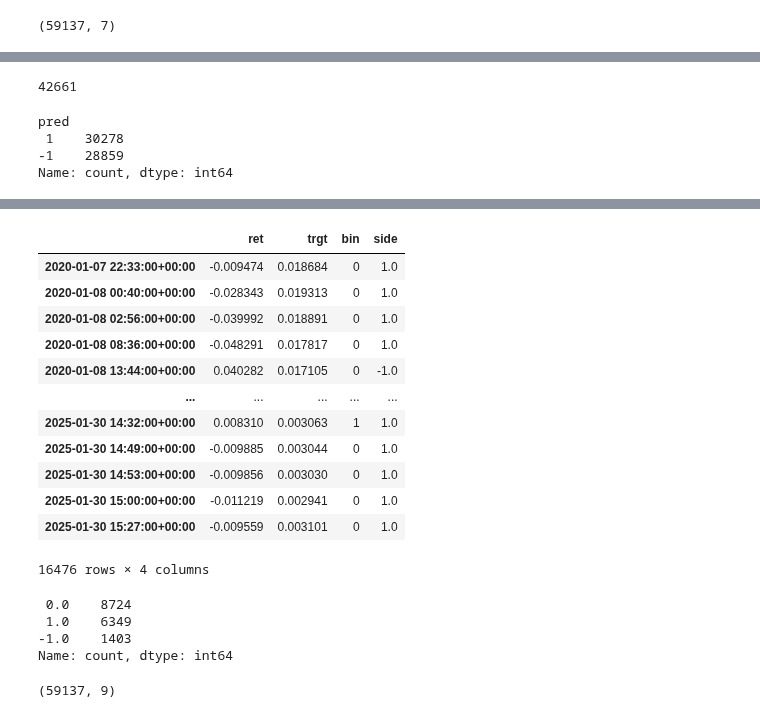
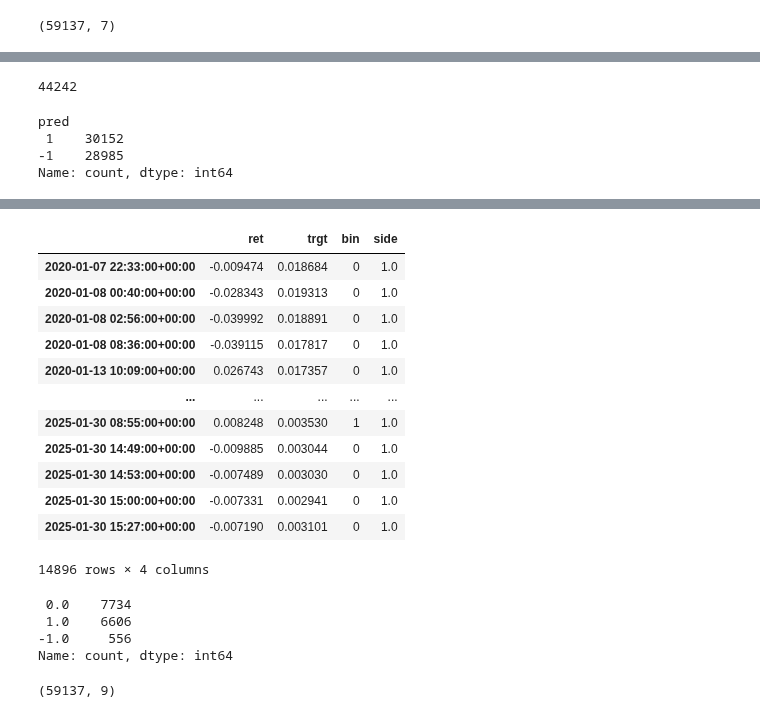
Before and after one commit to ArtiPyHeart/jesse-trade, a Jupyter notebook: label_grid.ipynb, the cells around one changed output, grey strips where cells are left out. Cells and saved outputs as stored; diff of their text form; code cells hidden in the pictures.

Commit message:
update side model

```diff
--- a/label_grid.ipynb
+++ b/label_grid.ipynb
@@ -507,12 +507,12 @@ side_model = lgb.Booster(model_file="custom_indicators/models/model_side.txt")
 side_model_pred = side_model.predict(df_features[SIDE_ALL])
 df_features["model_side_res"] = side_model_pred
 
-num_hours = 15
+num_hours = 14
 num_minutes = 0
-pt = 2.7
-sl = 2.7
-target_ret = 0.001
-z_score = 1
+pt = 2
+sl = 2
+target_ret = 0.002
+z_score = 1.1
 labeler = TripleBarrierLabelerRaw(
     trading_mid,
     num_hours=num_hours,
@@ -520,7 +520,7 @@ labeler = TripleBarrierLabelerRaw(
     z_score=z_score,
     verbose=True,
 )
-side_full_df = labeler.side_labels(pt=pt, sl=sl, target_ret=target_ret)
+side_full_df = labeler.side_labels(pt=2.7, sl=2.7, target_ret=target_ret)
 side_full_df = expand_labels(side_full_df, trading_mid, fill=0)
 side_labels = [side_pred_to_label(i) for i in side_model_pred]
 side_full_df["pred"] = [side_pred_to_label(i) for i in side_model_pred]
@@ -543,15 +543,20 @@ side_full_df
 # %%
 side_full_df["ret"].isna().sum()
 # %% [output]
-42661
+44242
 # %%
 side_full_df["pred"].value_counts()
 # %% [output]
 pred
- 1    30278
--1    28859
+ 1    30152
+-1    28985
 Name: count, dtype: int64
 # %%
-meta_labels = labeler.meta_labels(side_full_df, pt=pt, sl=sl, target_ret=target_ret)
+meta_labels = labeler.meta_labels(
+    side_full_df.drop(columns=["ret", "trgt", "bin"]),
+    pt=pt,
+    sl=sl,
+    target_ret=target_ret,
+)
 meta_labels
 # %% [output]
@@ -559,22 +564,22 @@ meta_labels
 |  | ret | trgt | bin | side |
 | 2020-01-07 22:33:00+00:00 | -0.009474 | 0.018684 | 0 | 1.0 |
 | 2020-01-08 00:40:00+00:00 | -0.028343 | 0.019313 | 0 | 1.0 |
 | 2020-01-08 02:56:00+00:00 | -0.039992 | 0.018891 | 0 | 1.0 |
-| 2020-01-08 08:36:00+00:00 | -0.048291 | 0.017817 | 0 | 1.0 |
-| 2020-01-08 13:44:00+00:00 | 0.040282 | 0.017105 | 0 | -1.0 |
+| 2020-01-08 08:36:00+00:00 | -0.039115 | 0.017817 | 0 | 1.0 |
+| 2020-01-13 10:09:00+00:00 | 0.026743 | 0.017357 | 0 | 1.0 |
 | ... | ... | ... | ... | ... |
-| 2025-01-30 14:32:00+00:00 | 0.008310 | 0.003063 | 1 | 1.0 |
+| 2025-01-30 08:55:00+00:00 | 0.008248 | 0.003530 | 1 | 1.0 |
 | 2025-01-30 14:49:00+00:00 | -0.009885 | 0.003044 | 0 | 1.0 |
-| 2025-01-30 14:53:00+00:00 | -0.009856 | 0.003030 | 0 | 1.0 |
-| 2025-01-30 15:00:00+00:00 | -0.011219 | 0.002941 | 0 | 1.0 |
-| 2025-01-30 15:27:00+00:00 | -0.009559 | 0.003101 | 0 | 1.0 |
+| 2025-01-30 14:53:00+00:00 | -0.007489 | 0.003030 | 0 | 1.0 |
+| 2025-01-30 15:00:00+00:00 | -0.007331 | 0.002941 | 0 | 1.0 |
+| 2025-01-30 15:27:00+00:00 | -0.007190 | 0.003101 | 0 | 1.0 |
-16476 rows × 4 columns
+14896 rows × 4 columns
 # %%
 (meta_labels["bin"] * meta_labels["side"]).value_counts()
 # %% [output]
- 0.0    8724
- 1.0    6349
--1.0    1403
+ 0.0    7734
+ 1.0    6606
+-1.0     556
 Name: count, dtype: int64
 # %%
 candle_df = expand_labels(meta_labels, trading_mid, fill=0, ffill=True)
```
Also changed, not shown: parts of 9 cells of this notebook, 3 other files.
